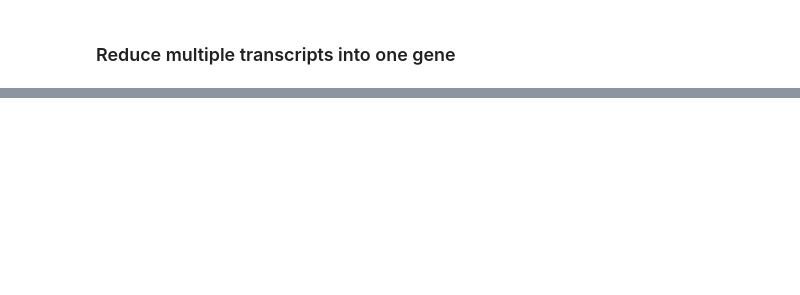
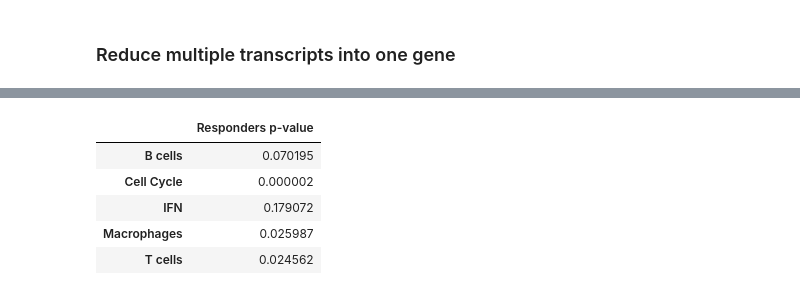
Before and after one commit to ajitjohnson/PythonScripts, a Jupyter notebook: Endocrine treatment of breast cancer.ipynb, the cells around one changed output, grey strips where cells are left out. Saved outputs shown, nothing was run; the diff lists cells and outputs as text; code cells hidden in the pictures; blank space fills up the shorter version.

```diff
--- a/Endocrine treatment of breast cancer.ipynb
+++ b/Endocrine treatment of breast cancer.ipynb
@@ -31,0 +81,25 @@ grouped = grouped.apply(lambda x: np.power(x,2), axis=1)
+# %%
+# Caluculating the p-value for responders
+p_value_r = pd.DataFrame()
+nr_p = responder.set_index('group').drop('response', axis=1)
+for i in list(nr_p):
+    cell = nr_p[[i]]
+    bt = cell[cell.index == 'Before Treatment']
+    at = cell[cell.index == 'After Treatment']
+    bt = bt[i].tolist()
+    at = at[i].tolist()
+    paired_sample = stats.ttest_rel(bt, at)
+    p = paired_sample.pvalue
+    p ={i:[p]}
+    p = pd.DataFrame(data = p).transpose()
+    p_value_r = p_value_r.append(p)
+# Print output
+p_value_r.columns = ['Responders p-value']
+p_value_r
+# %% [output]
+|  | Responders p-value |
+| B cells | 0.070195 |
+| Cell Cycle | 0.000002 |
+| IFN | 0.179072 |
+| Macrophages | 0.025987 |
+| T cells | 0.024562 |
```
Also changed, not shown: parts of 14 cells of this notebook, 1 other file.
